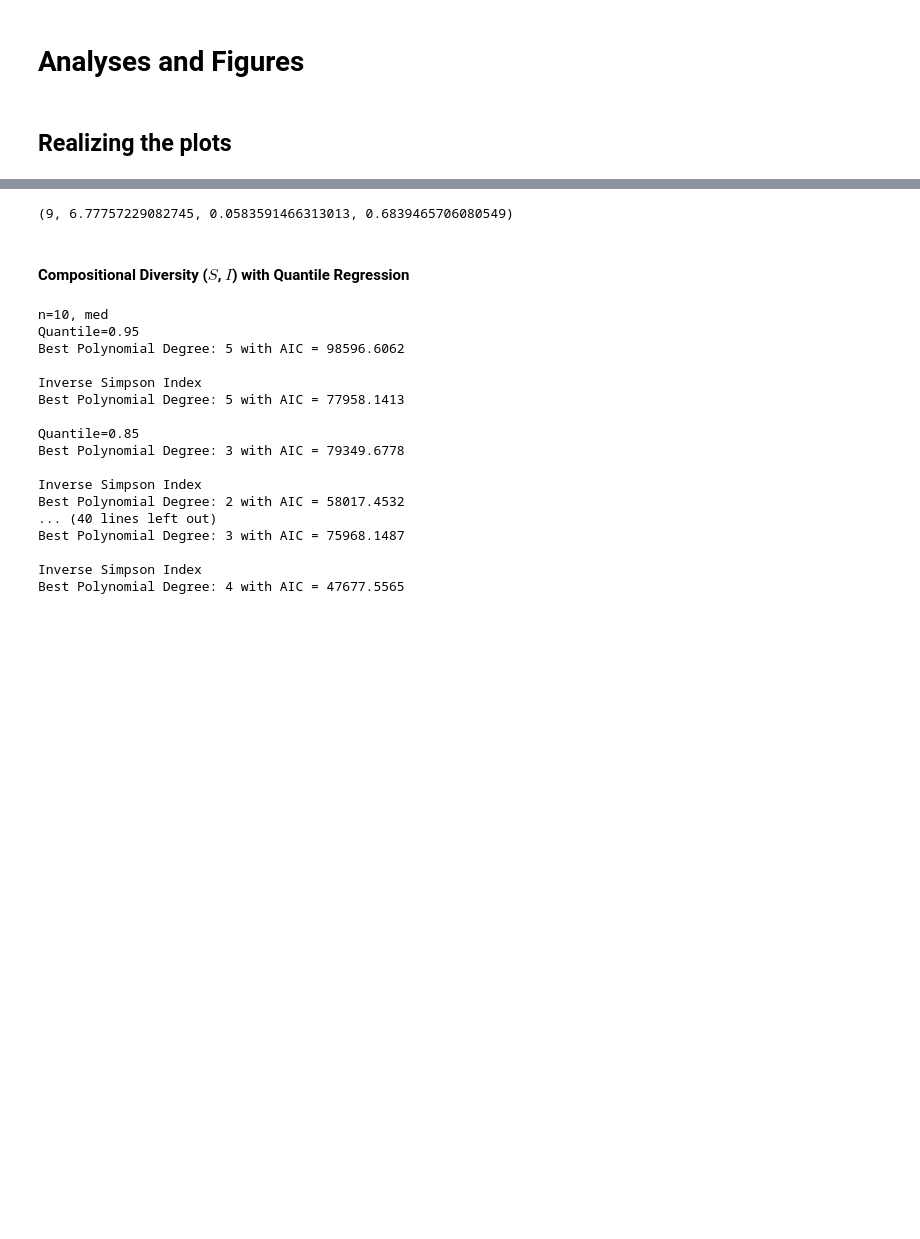
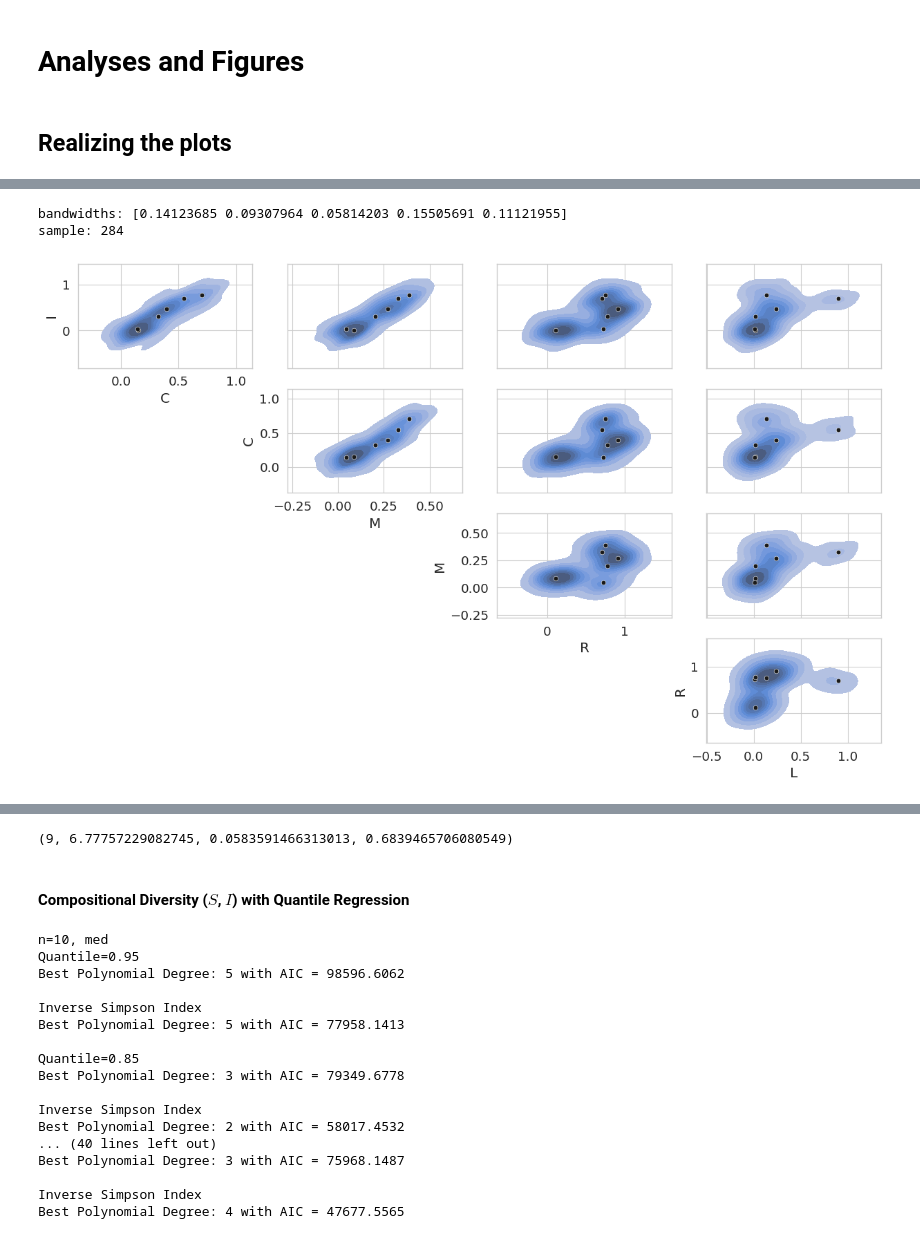
Before and after one commit to torrassam/Fire-Diversity, a Jupyter notebook: analyses/ANALYSES_and_FIGURES.ipynb, the cells around one changed output, grey strips where cells are left out. Saved outputs shown, nothing was run; the diff lists cells and outputs as text; code cells hidden in the pictures; blank space fills up the shorter version.

```diff
--- a/analyses/ANALYSES_and_FIGURES.ipynb
+++ b/analyses/ANALYSES_and_FIGURES.ipynb
@@ -31,0 +58,41 @@ sns.set_theme(context="paper", style="whitegrid", font_scale=1.5, rc={"lines.lin
+# %%
+df = df2[(df2['N']==N)&(df2['biome']==biome)&(df2['ncom']==326)&(df2['init']==12)]
+df_temp = pd.DataFrame(index=['I','C','R','L']).T
+
+NP = df['N'].values[0]
+i_com = df['ncom'].values[0]
+init = df['init'].values[0]
+
+df = pd.read_csv(os.path.join(fpath_out,f'comp_{biome}{NP}/coms-n{NP}-{biome}-{i_com}-{init}.csv'))
+
+# range transformation
+df['I'] = (df['I'] - 1) / (NP-1)
+df['C'] = (df['C'] - Cmin) / (Cmax - Cmin)
+df['M'] = (df['M'] - Mmin) / (Mmax - Mmin)
+df['L'] = (df['L'] - Lmin) / (Lmax - Lmin)
+
+np_temp = df.to_numpy()[:,1:]
+hv_temp = hv.hypervolume(np_temp, verbose=True)
+df_hv = pd.DataFrame(hv_temp, columns=['I','C','M','R','L'])
+
+df_sng = df.drop_duplicates()
+
+fig, axs = plt.subplots(4, 4, figsize=(15, 9))
+# fig.suptitle(f"Hypervolumes | Alternative states of N={NP} ncom={i_com}")
+
+trait_list = ['I','C','M','R','L']
+for i,y in enumerate(trait_list):
+    for j,x in enumerate(trait_list[i+1:]):
+        if x != y:
+            sns.kdeplot(data=df_hv, x=x, y=y, warn_singular=False, ax=axs[i,j+i], fill=True)
+            sns.scatterplot(data=df_sng, x=x, y=y, ax=axs[i,j+i], c='k')
+        if j!=0:
+            axs[i,j+i].label_outer()
+        if i!=0:
+            axs[j+i,i-1].remove()
+
+# plt.tight_layout(h_pad=0.00001, w_pad=0.00001)
+# %% [output]
+bandwidths: [0.14123685 0.09307964 0.05814203 0.15505691 0.11121955]
+sample: 284
+[figure, added]
```
Also changed, not shown: parts of 39 cells of this notebook, 1 other file.
